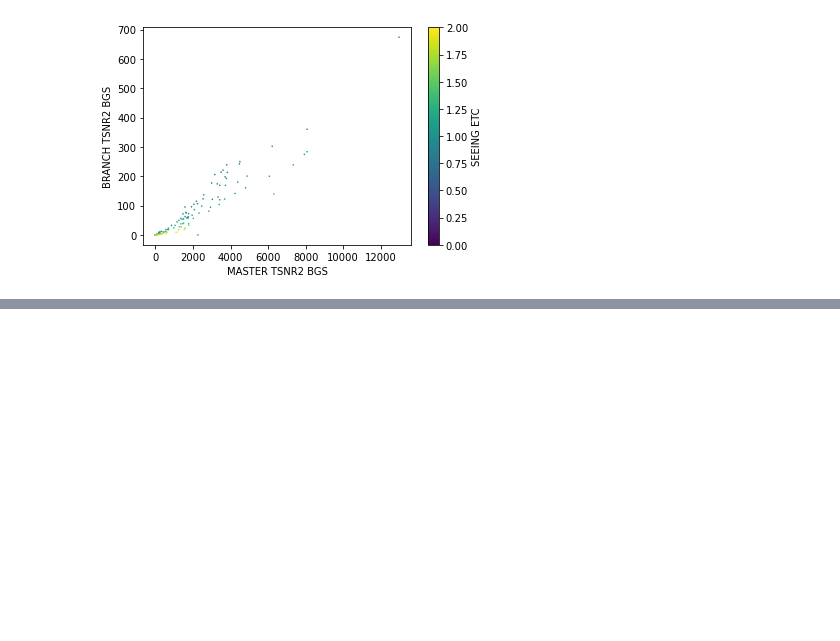
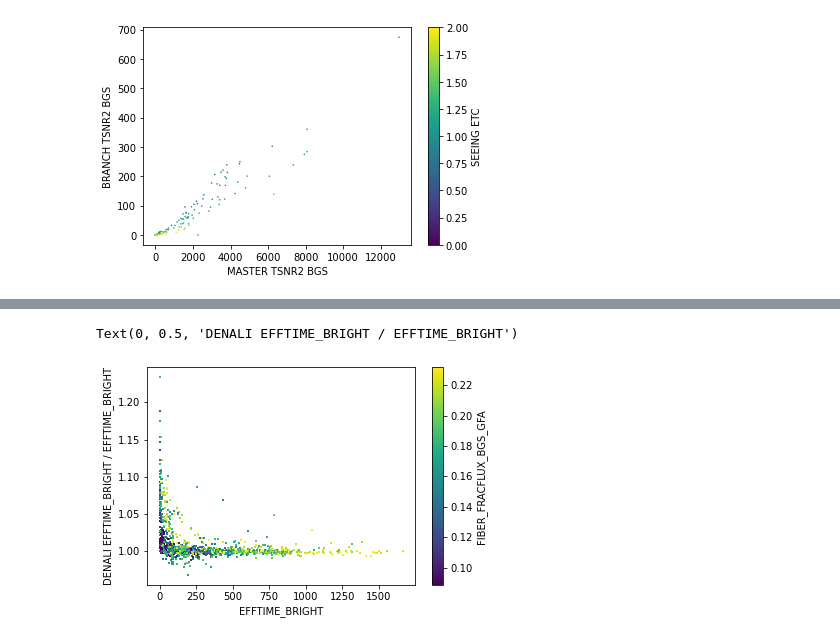
Before and after one commit to michaelJwilson/tsnr-extfiberloss, a Jupyter notebook: gfa-comp.ipynb, the cells around one changed output, grey strips where cells are left out. Cells and saved outputs as stored; diff of their text form; code cells hidden in the pictures; blank space fills up the shorter version.

```diff
--- a/gfa-comp.ipynb
+++ b/gfa-comp.ipynb
@@ -454,0 +606,3 @@ pl.colorbar(label='SEEING ETC')
+# %%
+tsnrdenali = Table.read('/project/projectdirs/desi/spectro/redux/denali/tsnr-denali.fits')
+tsnrdaily  = Table.read('/project/projectdirs/desi/spectro/redux/daily/tsnr-exposures.fits')
@@ -454,0 +611,30 @@ pl.colorbar(label='SEEING ETC')
+# %%
+tsnrdenali = tsnrdenali[tsnrdenali['EFFTIME_BRIGHT_GFA'] > 0.0]
+tsnrdaily  =  tsnrdaily[tsnrdaily['EFFTIME_BRIGHT_GFA'] > 0.0]
+# %%
+for i, _ in enumerate(tsnrdenali):
+    args = {'exptime': tsnrdenali['EXPTIME'][i],\
+            'skymag_rspec': tsnrdenali['SKY_MAG_R_SPEC'][i],\
+            'ebv': tsnrdenali['EBV'][i],\
+            'transparency': tsnrdenali['TRANSPARENCY_GFA'][i],\
+            'airmass': tsnrdenali['AIRMASS_GFA'][i],\
+            'fiberfac_bgs': tsnrdenali['FIBERFAC_BGS_GFA'][i],\
+            'fiber_fracflux_bgs': tsnrdenali['FIBER_FRACFLUX_BGS_GFA'][i]
+            }
+
+    # print(args)
+
+    airfac, ebvfac, fiber_fracflux_bgs, fflux_bright, sky, sky_rdn_exptime, effsky_bright, efftime_bright = efftime_components(**args)
+
+    # print(efftime_bright, better_tsnrs['EFFTIME_BRIGHT'][i])
+
+    col = 'FIBER_FRACFLUX_BGS_GFA'
+
+    pl.scatter(efftime_bright, tsnrdenali['EFFTIME_BRIGHT_GFA'][i] / efftime_bright, c=tsnrdenali[col][i], marker=',', lw=0.0, s=2, vmin=np.percentile(tsnrdenali[col], 5.), vmax=np.percentile(tsnrdenali[col], 95.))
+
+pl.colorbar(label=col)
+pl.xlabel('EFFTIME_BRIGHT')
+pl.ylabel('DENALI EFFTIME_BRIGHT / EFFTIME_BRIGHT')
+# %% [output]
+Text(0, 0.5, 'DENALI EFFTIME_BRIGHT / EFFTIME_BRIGHT')
+[figure, added]
```
Also changed, not shown: parts of 36 cells of this notebook, 3 other files.
